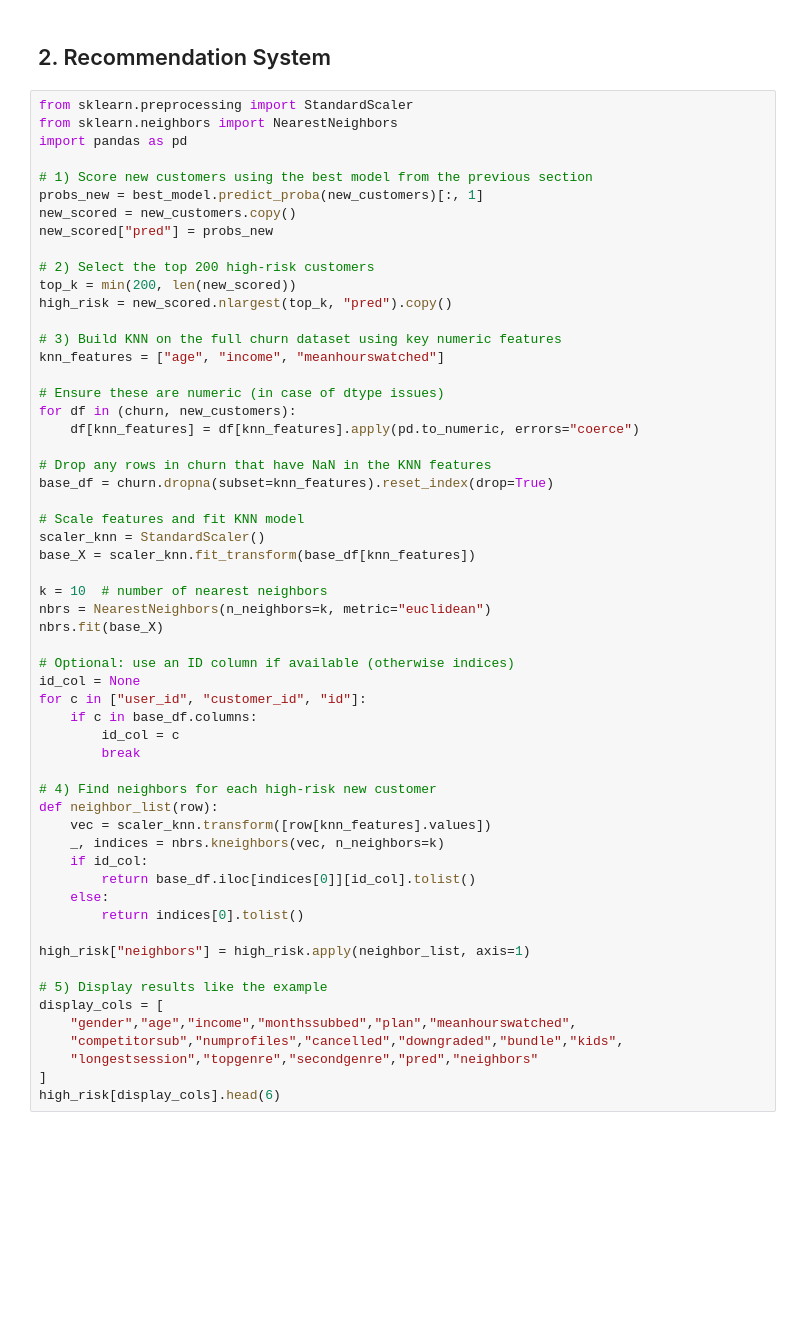
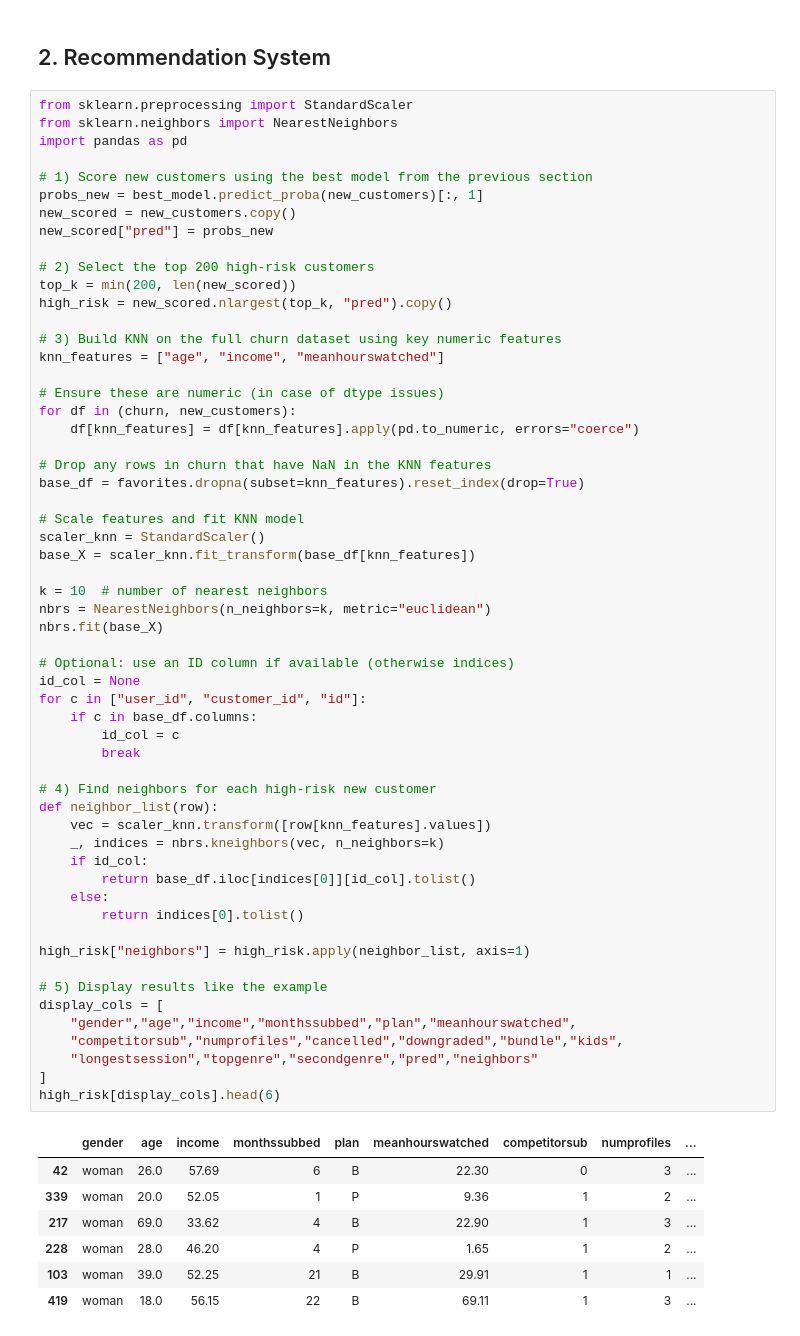
Before and after one commit to amperry01/CPSC392-Data-Science, a Jupyter notebook: HW2_Perry.ipynb, the cells around one changed output. Cells and saved outputs as stored; diff of their text form; blank space fills up the shorter version.

```diff
--- a/HW2_Perry.ipynb
+++ b/HW2_Perry.ipynb
@@ -187,7 +209,7 @@ for df in (churn, new_customers):
     df[knn_features] = df[knn_features].apply(pd.to_numeric, errors="coerce")
 
 # Drop any rows in churn that have NaN in the KNN features
-base_df = churn.dropna(subset=knn_features).reset_index(drop=True)
+base_df = favorites.dropna(subset=knn_features).reset_index(drop=True)
 
 # Scale features and fit KNN model
 scaler_knn = StandardScaler()
@@ -195,30 +217,38 @@ base_X = scaler_knn.fit_transform(base_df[knn_features])
 
 k = 10  # number of nearest neighbors
 nbrs = NearestNeighbors(n_neighbors=k, metric="euclidean")
 nbrs.fit(base_X)
 
 # Optional: use an ID column if available (otherwise indices)
 id_col = None
 for c in ["user_id", "customer_id", "id"]:
     if c in base_df.columns:
         id_col = c
         break
 
 # 4) Find neighbors for each high-risk new customer
 def neighbor_list(row):
     vec = scaler_knn.transform([row[knn_features].values])
     _, indices = nbrs.kneighbors(vec, n_neighbors=k)
     if id_col:
         return base_df.iloc[indices[0]][id_col].tolist()
     else:
         return indices[0].tolist()
 
 high_risk["neighbors"] = high_risk.apply(neighbor_list, axis=1)
 
 # 5) Display results like the example
 display_cols = [
     "gender","age","income","monthssubbed","plan","meanhourswatched",
     "competitorsub","numprofiles","cancelled","downgraded","bundle","kids",
     "longestsession","topgenre","secondgenre","pred","neighbors"
 ]
 high_risk[display_cols].head(6)
+# %% [output]
+|  | gender | age | income | monthssubbed | plan | meanhourswatched | competitorsub | numprofiles | ... |
+| 42 | woman | 26.0 | 57.69 | 6 | B | 22.30 | 0 | 3 | ... |
+| 339 | woman | 20.0 | 52.05 | 1 | P | 9.36 | 1 | 2 | ... |
+| 217 | woman | 69.0 | 33.62 | 4 | B | 22.90 | 1 | 3 | ... |
+| 228 | woman | 28.0 | 46.20 | 4 | P | 1.65 | 1 | 2 | ... |
+| 103 | woman | 39.0 | 52.25 | 21 | B | 29.91 | 1 | 1 | ... |
+| 419 | woman | 18.0 | 56.15 | 22 | B | 69.11 | 1 | 3 | ... |
```
Also changed, not shown: parts of 2 cells of this notebook.
